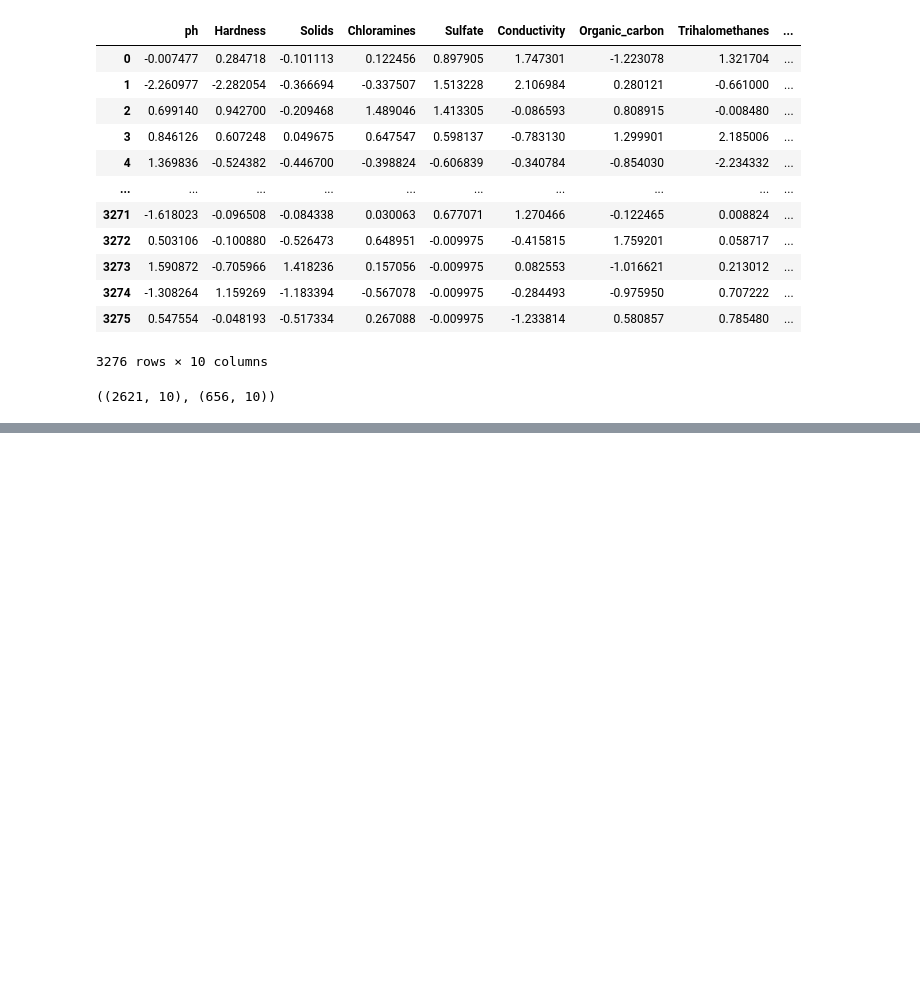
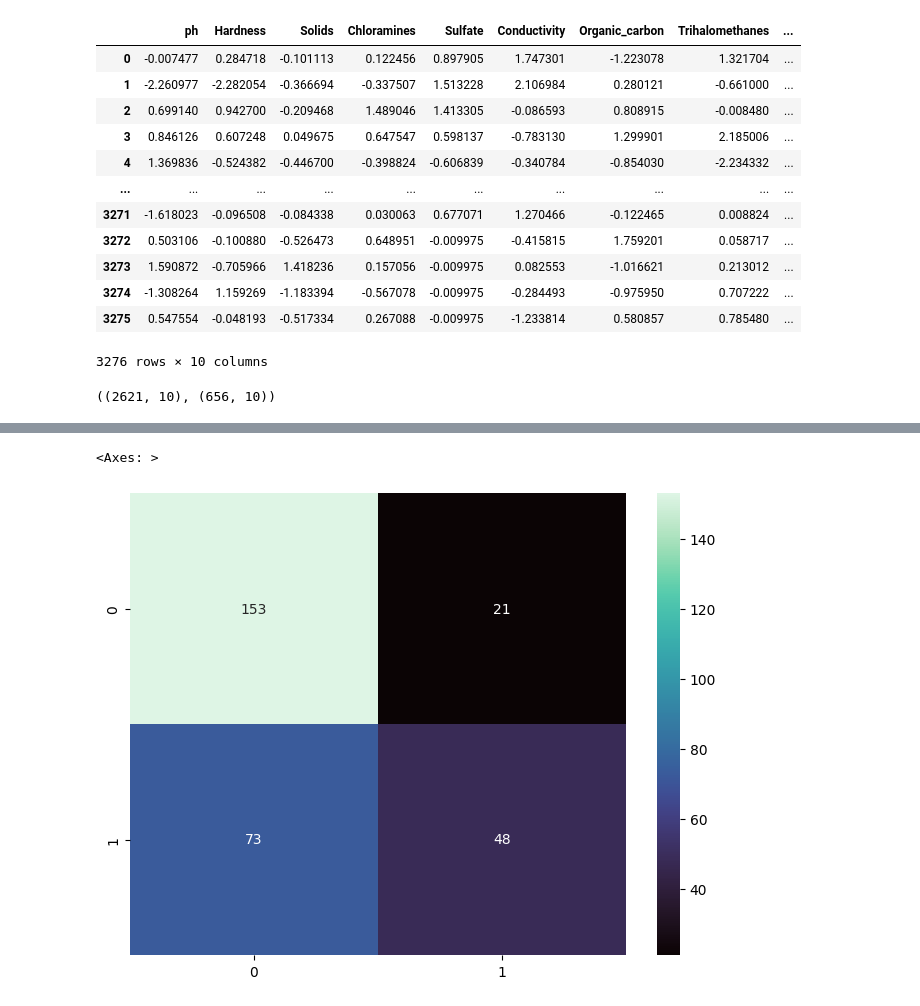
Before and after one commit to dhami11/EnvironmentalDataScience, a Jupyter notebook: EDS_A2/A2.ipynb, the cells around one changed output, grey strips where cells are left out. Drawn from its saved outputs; the diff is of its cells as text; code cells hidden in the pictures; blank space fills up the shorter version.

Commit message:
Initial PyTorch model implemented

```diff
--- a/EDS_A2/A2.ipynb
+++ b/EDS_A2/A2.ipynb
@@ -430,0 +442,4 @@ Accuracy : 0.6600609756097561
+# %%
+X_tensor = torch.tensor(X, dtype=torch.float32)
+y_tensor = torch.tensor(y, dtype=torch.float32).view(-1, 1)
+print(X_tensor.shape, y_tensor.shape)
@@ -430,0 +484,36 @@ Accuracy : 0.6600609756097561
+# %%
+# Training the model with validation
+num_epochs = 100
+for epoch in range(num_epochs):
+    # Forward pass
+    outputs = model(X_train)
+    loss = criterion(outputs, y_train)
+
+    # Validation
+    with torch.no_grad():
+        val_outputs = model(X_val)
+        val_loss = criterion(val_outputs, y_val)
+
+    optimizer.zero_grad()
+    loss.backward()
+    optimizer.step()
+
+    if (epoch + 1) % 10 == 0:
+        print(
+            f"Epoch [{epoch+1}/{num_epochs}], Train Loss: {loss.item():.4f}, Val Loss: {val_loss.item():.4f}"
+        )
+
+# Evaluation
+with torch.no_grad():
+    y_pred_train = model(X_train)
+    y_pred_train = torch.round(
+        y_pred_train
+    )  # round the output to get binary predictions
+    train_accuracy = accuracy_score(y_train.numpy(), y_pred_train.numpy())
+
+    y_pred_val = model(X_val)
+    y_pred_val = torch.round(y_pred_val)  # round the output to get binary predictions
+    validation_accuracy = accuracy_score(y_val.numpy(), y_pred_val.numpy())
+
+print("Train Accuracy:", train_accuracy)
+print("Validation Accuracy:", validation_accuracy)
@@ -430,0 +533,8 @@ Accuracy : 0.6600609756097561
+# %%
+# confusion matrix
+conf_matrix = confusion_matrix(y_val.numpy(), y_pred_val.numpy())
+plt.figure(figsize=(8, 6))
+sns.heatmap(conf_matrix, annot=True, cmap="mako", fmt="d")
+# %% [output]
+<Axes: >
+[figure, added]
```
Also changed, not shown: parts of 10 cells of this notebook.
